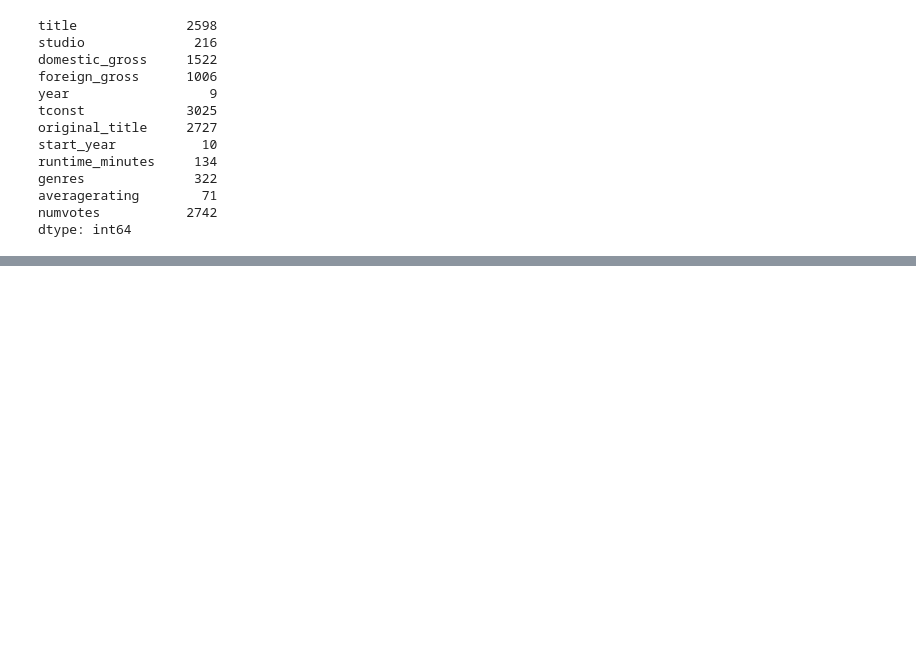
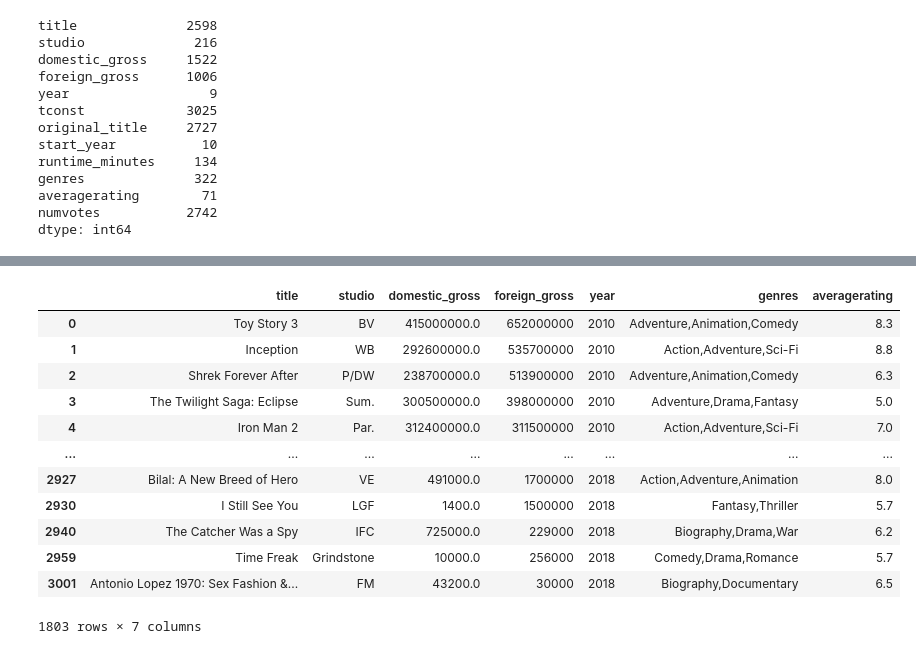
Before and after one commit to justinweible/movie_analysis_for_microsoft, a Jupyter notebook: Workbook (Cleaning).ipynb, the cells around one changed output, grey strips where cells are left out. Cells and saved outputs as stored; diff of their text form; code cells hidden in the pictures; blank space fills up the shorter version.

Commit message:
Movie Titles sorted by year

```diff
--- a/Workbook (Cleaning).ipynb
+++ b/Workbook (Cleaning).ipynb
@@ -128,3 +131,7 @@ movie_titles.head(20)
 | 17 | Robin Hood | Uni. | 105300000.0 | 216400000 | 2010 | tt6858500 | Robin Hood | 2018 | ... |
 | 18 | The Last Airbender | Par. | 131800000.0 | 187900000 | 2010 | tt0938283 | The Last Airbender | 2010 | ... |
 | 19 | Little Fockers | Uni. | 148400000.0 | 162200000 | 2010 | tt0970866 | Little Fockers | 2010 | ... |
+# %%
+movie_titles = movie_titles[['title', 'studio', 'domestic_gross', 'foreign_gross', 'year', 'genres', 'averagerating']]
+# %%
+movie_titles.dropna(axis=0, how='any', inplace=True)
@@ -130,0 +149,16 @@ movie_titles.head(20)
+# %%
+movie_titles
+# %% [output]
+|  | title | studio | domestic_gross | foreign_gross | year | genres | averagerating |
+| 0 | Toy Story 3 | BV | 415000000.0 | 652000000 | 2010 | Adventure,Animation,Comedy | 8.3 |
+| 1 | Inception | WB | 292600000.0 | 535700000 | 2010 | Action,Adventure,Sci-Fi | 8.8 |
+| 2 | Shrek Forever After | P/DW | 238700000.0 | 513900000 | 2010 | Adventure,Animation,Comedy | 6.3 |
+| 3 | The Twilight Saga: Eclipse | Sum. | 300500000.0 | 398000000 | 2010 | Adventure,Drama,Fantasy | 5.0 |
+| 4 | Iron Man 2 | Par. | 312400000.0 | 311500000 | 2010 | Action,Adventure,Sci-Fi | 7.0 |
+| ... | ... | ... | ... | ... | ... | ... | ... |
+| 2927 | Bilal: A New Breed of Hero | VE | 491000.0 | 1700000 | 2018 | Action,Adventure,Animation | 8.0 |
+| 2930 | I Still See You | LGF | 1400.0 | 1500000 | 2018 | Fantasy,Thriller | 5.7 |
+| 2940 | The Catcher Was a Spy | IFC | 725000.0 | 229000 | 2018 | Biography,Drama,War | 6.2 |
+| 2959 | Time Freak | Grindstone | 10000.0 | 256000 | 2018 | Comedy,Drama,Romance | 5.7 |
+| 3001 | Antonio Lopez 1970: Sex Fashion &... | FM | 43200.0 | 30000 | 2018 | Biography,Documentary | 6.5 |
+1803 rows × 7 columns
```
Also changed, not shown: parts of 20 cells of this notebook.
